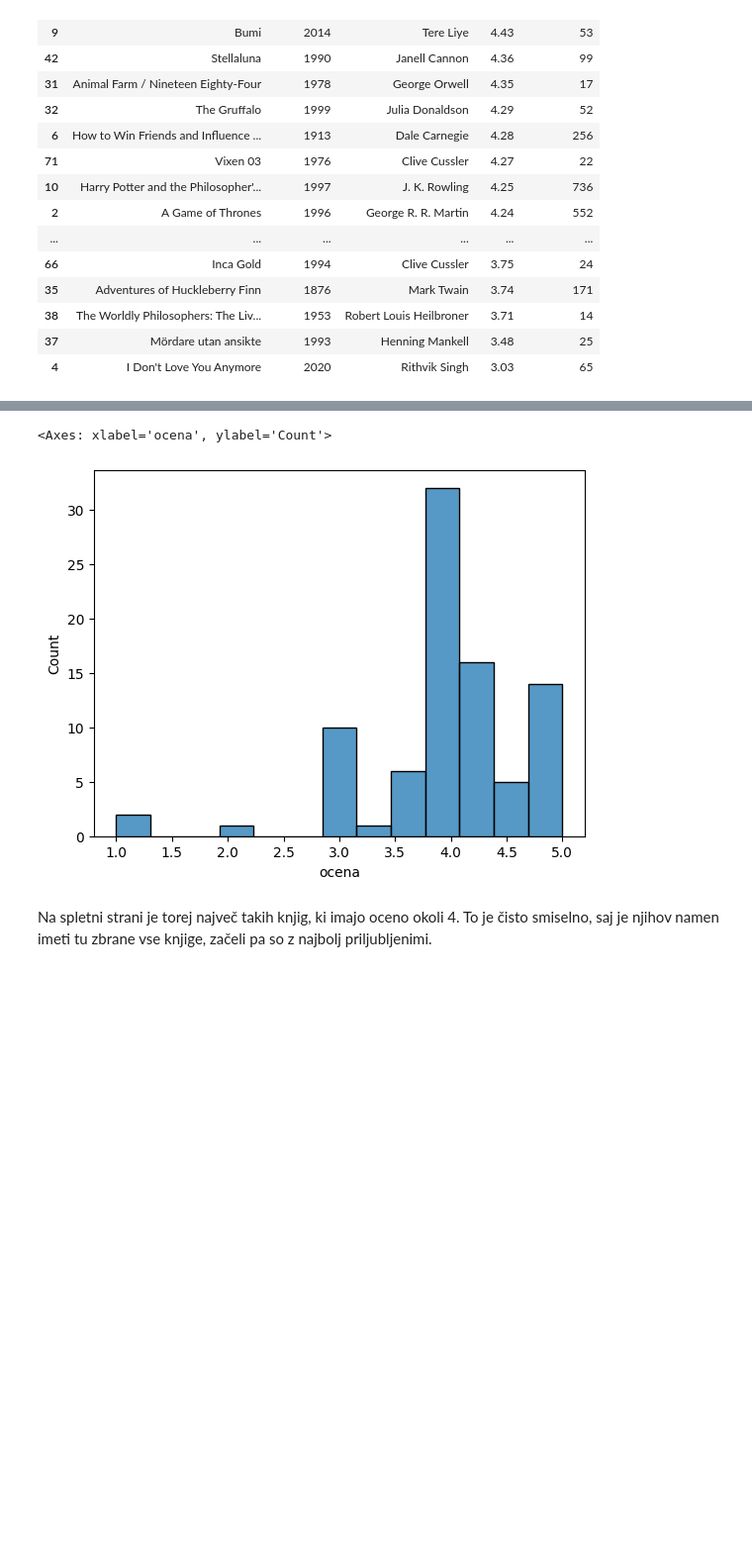
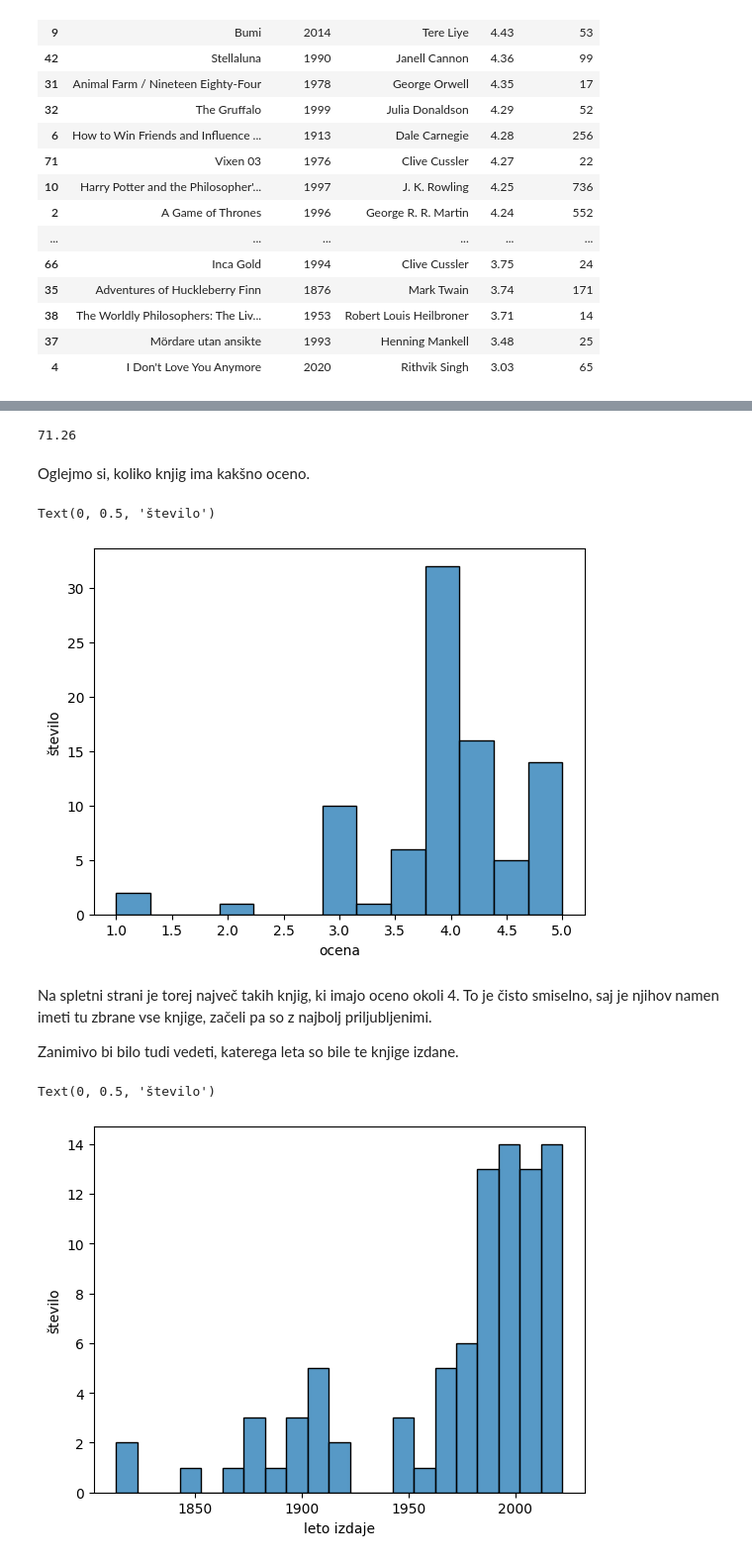
Before and after one commit to anjacegnar/projektna_uvp, a Jupyter notebook: analiza_podatkov.ipynb, the cells around one changed output, grey strips where cells are left out. Shown at 99% size. Cells and saved outputs as stored; diff of their text form; code cells hidden in the pictures; blank space fills up the shorter version.

```diff
--- a/analiza_podatkov.ipynb
+++ b/analiza_podatkov.ipynb
@@ -78,7 +90,23 @@ Oglejmo si, koliko knjig ima kakšno oceno.
+# %%
+round(float(knjige["stevilo_ocen"].mean()),2)
+# %% [output]
+71.26
+# %% [markdown]
+Oglejmo si, koliko knjig ima kakšno oceno.
 # %%
 sns.histplot(knjige, x="ocena", binwidth=0.3)
+plt.ylabel("število")
 # %% [output]
-<Axes: xlabel='ocena', ylabel='Count'>
+Text(0, 0.5, 'število')
 [figure]
 # %% [markdown]
 Na spletni strani je torej največ takih knjig, ki imajo oceno okoli 4. To je čisto smiselno, saj je njihov namen imeti tu zbrane vse knjige, začeli pa so z najbolj priljubljenimi.
+
+Zanimivo bi bilo tudi vedeti, katerega leta so bile te knjige izdane.
+# %%
+sns.histplot(knjige, x="leto_izdaje", binwidth=10)
+plt.xlabel("leto izdaje")
+plt.ylabel("število")
+# %% [output]
+Text(0, 0.5, 'število')
+[figure, added]
```
Also changed, not shown: parts of 13 cells of this notebook.
